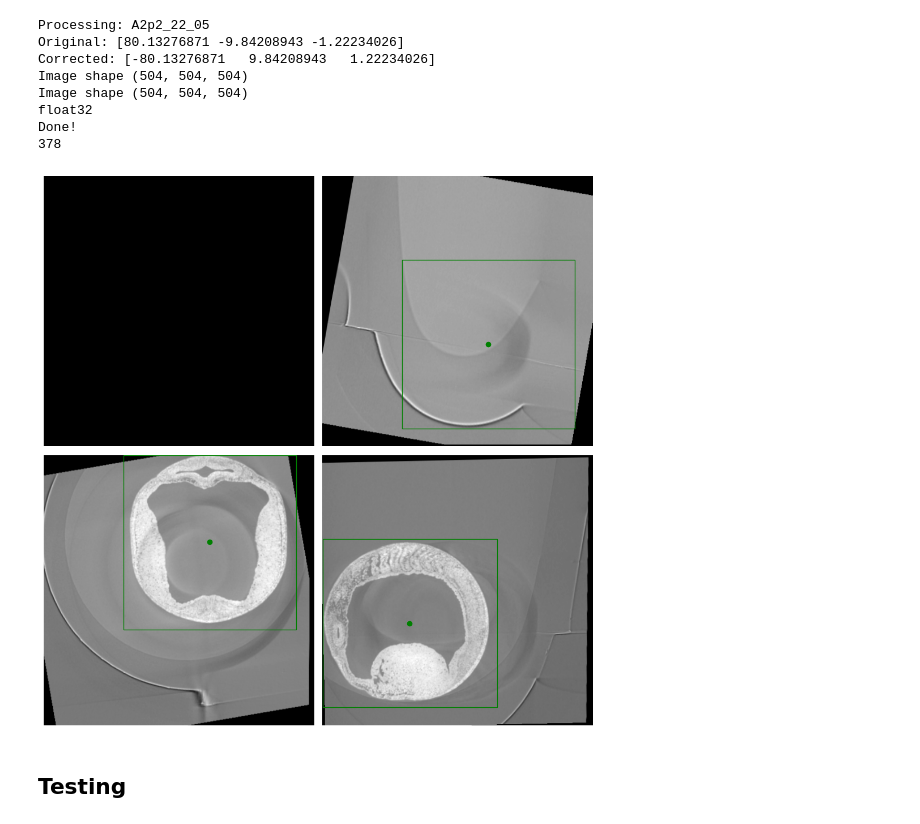
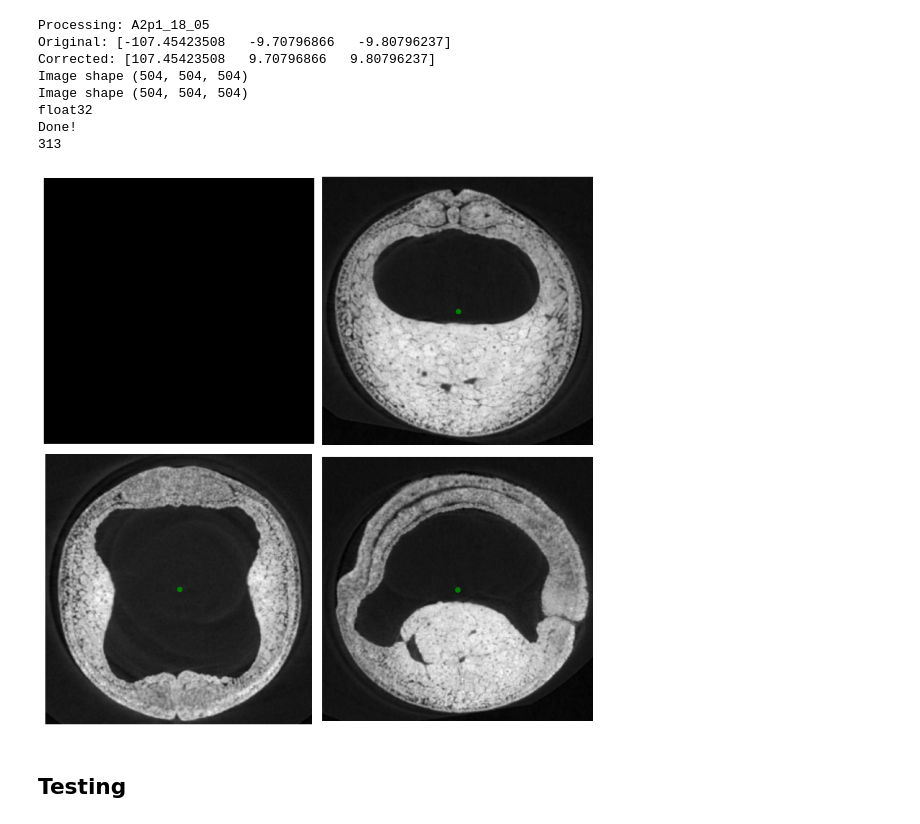
Before and after one commit to axruff/xenopus, a Jupyter notebook: AlignVolumeFromTransform.ipynb, the cells around one changed output. Drawn from its saved outputs; the diff is of its cells as text; code cells hidden in the pictures.

```diff
--- a/AlignVolumeFromTransform.ipynb
+++ b/AlignVolumeFromTransform.ipynb
@@ -148,92 +236,40 @@ def rotate_dataset(dataset, image_data, angles):
 # %%
-#path = Path("c:\\Users\\fe0968\\Documents\\data\\medaka\\")
-#path = Path("c:\\Users\\fe0968\\Documents\\data\\medaka\\landmarks\\data_for_workshop\\scaled\\")
 
-# Xenopus
-#data_path = Path("c:\\Users\\fe0968\\Documents\\data\\xenopus\\align\\")
-data_path = Path("z:\\tomo\\ershov\\xenopus\\_alignment")
-align_path = Path("z:\\tomo\\ershov\\xenopus\\_alignment\\test\\")
-res_path = Path("z:\\tomo\\ershov\\xenopus\\_alignment\\test_results\\")
-
-#dataset = '807'
-
-#dataset_list = ['A2p1_16_5','A2p1_18_05', 'A2p0_20_01', 'A2p0_21_4', 'A2p1_23_07','A2p2_22_05']
-
-dataset_list = ['A2p2_22_05']
-
-slices = {'A2p1_16_5': [505, 504, 588],
-          'A2p1_18_05': [493, 504, 505],
-          'A2p1_23_07': [432, 504, 424],
-          'A2p2_22_05': [666, 757, 651],
-          'A2p0_20_01': [398, 504, 657],
-          'A2p0_21_4': [467, 504, 457]
-
-}
 
 for d in dataset_list:
 
     dataset = d
     print(f'Processing: {d}')
     sitk_image = sitk.ReadImage(data_path / f'{dataset}_scaled.tif')
+    #sitk_image = sitk.ReadImage(data_path / f'{dataset}.tif')
     image_data = sitk.GetArrayFromImage(sitk_image).astype('uint8')
 
     x2,y2,z2 = read_rotation_info(align_path / f'{dataset}_rot_info.txt')
     cr = read_crop_info(align_path / f'{dataset}_crop_info.txt')
 
 
     image_rotated = rotate_dataset(dataset, image_data, [z2,y2,x2])
 
-    if True:
-        fig = plt.figure(figsize= (10,10), layout="tight")
+    scale = 0.5
 
-        gs = GridSpec(2, 2, figure=fig)
-        ax1 = fig.add_subplot(gs[0, 0])
-        ax2 = fig.add_subplot(gs[1, 0])
-        ax3 = fig.add_subplot(gs[0, 1])
-        ax4 = fig.add_subplot(gs[1, 1])
+    image_cropped = image_rotated[math.floor(cr['z']*scale):math.floor(cr['z']*scale)+math.floor(cr['d']*scale),
+                                  math.floor(cr['y']*scale):math.floor(cr['y']*scale)+math.floor(cr['h']*scale),
+                                  math.floor(cr['x']*scale):math.floor(cr['x']*scale)+math.floor(cr['w']*scale)]
 
-        c = 1008
-        sx = math.floor(slices[dataset][0]*0.5)
-        sy = math.floor(slices[dataset][1]*0.5)
-        sz = math.floor(slices[dataset][2]*0.5)
 
-        ax1.imshow(np.zeros((504,504)), cmap='gray')
-        ax1.axis('off')
-        #plt.show()
 
-        ax2.imshow(image_rotated[sz], cmap='gray')
-        ax2.axis('off')
-        rect = patches.Rectangle((math.floor(cr['x']/2), math.floor(cr['y']/2)), math.floor(cr['w']/2), math.floor(cr['h']/2), linewidth=1, edgecolor='g', facecolor='none')
-        ax2.add_patch(rect)
-        ax2.plot(math.floor(cr['x']/2) + math.floor(cr['w']/4),math.floor(cr['y']/2)+math.floor(cr['h']/4),'go')
-        #plt.show()
-
-        print(sy)
-        ax3.imshow(image_rotated[:,sy,:], cmap='gray')
-        ax3.axis('off')
-        rect = patches.Rectangle((math.floor(cr['x']/2), math.floor(cr['z']/2)), math.floor(cr['w']/2), math.floor(cr['d']/2), linewidth=1, edgecolor='g', facecolor='none')
-        ax3.add_patch(rect)
-        ax3.plot(math.floor(cr['x']/2) + math.floor(cr['w']/4),math.floor(cr['z']/2)+math.floor(cr['d']/4),'go')
-        #plt.show()
-
-        ax4.imshow(image_rotated[:,:,sx], cmap='gray')
-        ax4.axis('off')
-        rect = patches.Rectangle((math.floor(cr['y']/2), math.floor(cr['z']/2)), math.floor(cr['h']/2), math.floor(cr['d']/2), linewidth=1, edgecolor='g', facecolor='none')
-        ax4.add_patch(rect)
-        ax4.plot(math.floor(cr['y']/2) + math.floor(cr['h']/4),math.floor(cr['z']/2)+math.floor(cr['d']/4),'go')
-        #plt.show()
-
-        fig.savefig(res_path / f'{dataset}.png')
+    #plot_volume_slices(image_rotated)
+    plot_volume_slices_4_views_as_dragonfly(image_cropped)
 # %% [output]
-Processing: A2p2_22_05
-Original: [80.13276871 -9.84208943 -1.22234026]
-Corrected: [-80.13276871   9.84208943   1.22234026]
+Processing: A2p1_18_05
+Original: [-107.45423508   -9.70796866   -9.80796237]
+Corrected: [107.45423508   9.70796866   9.80796237]
 Image shape (504, 504, 504)
 Image shape (504, 504, 504)
 float32
 Done!
-378
+313
-[figure, old version]
+[figure, new version]
 # %%
 sitk_image = sitk.GetImageFromArray(image_rotated.astype('uint8'))
 sitk.WriteImage(sitk_image, res_path / f'test_rotated.tif')
```
Also changed, not shown: parts of 2 cells of this notebook, 3 other files.
